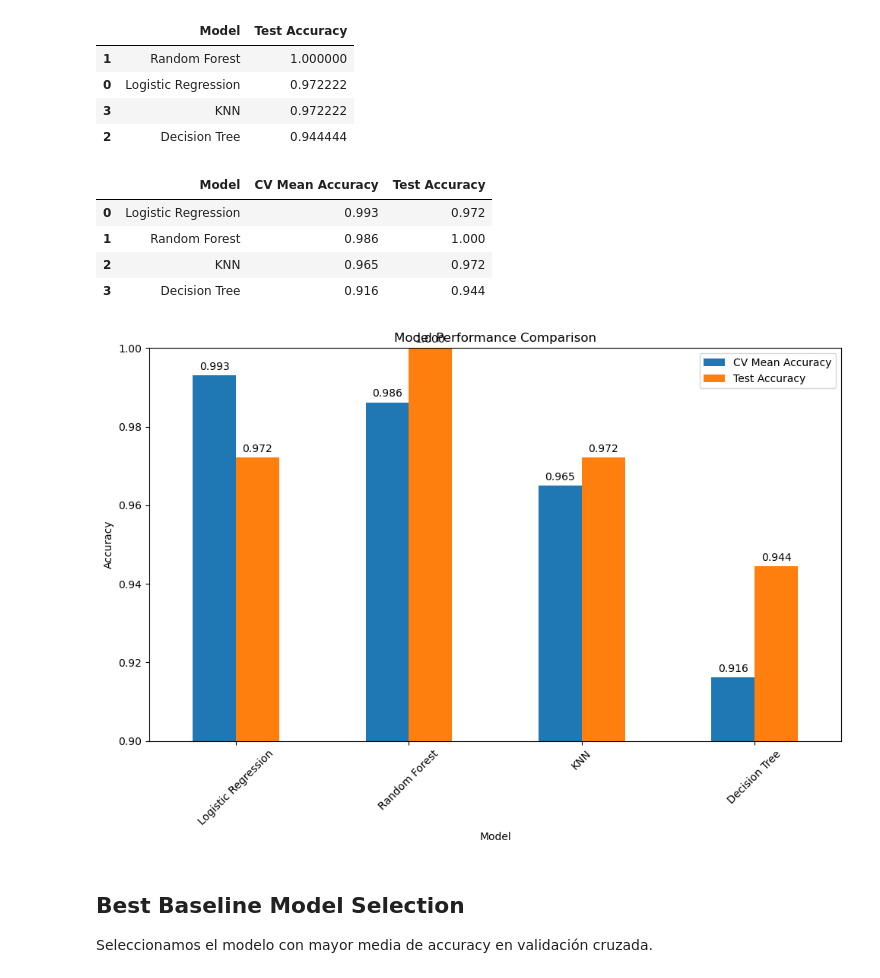
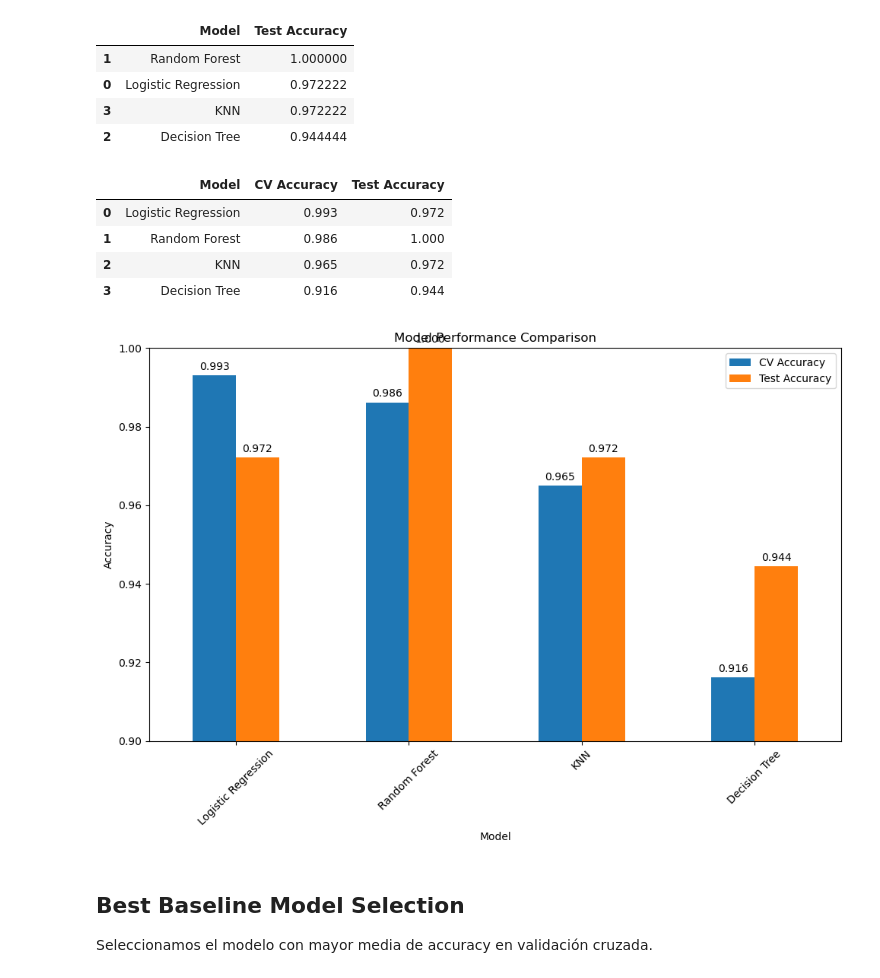
Before and after one commit to LautaroDA2205/Wine-ML, a Jupyter notebook: notebooks/03_Model_Validation_Tuning.ipynb, the cells around one changed output. Saved outputs shown, nothing was run; the diff lists cells and outputs as text; code cells hidden in the pictures.

```diff
--- a/notebooks/03_Model_Validation_Tuning.ipynb
+++ b/notebooks/03_Model_Validation_Tuning.ipynb
@@ -36,9 +36,9 @@ import matplotlib.pyplot as plt
 
 Cargamos el dataset de vinos y definimos correctamente los nombres de las columnas para facilitar el análisis.
 # %%
-df = pd.read_csv("../data/wine.data", header=None)
+df_wine = pd.read_csv("../data/wine.data", header=None)
 
-df.columns = [
+df_wine.columns = [
     "class", "alcohol", "malic_acid", "ash",
     "alcalinity_of_ash", "magnesium",
     "total_phenols", "flavanoids",
@@ -47,7 +47,7 @@ df.columns = [
     "od280_od315", "proline"
 ]
 
-df.head()
+df_wine.head()
 # %% [output]
 |  | class | alcohol | malic_acid | ash | alcalinity_of_ash | magnesium | total_phenols | flavanoids | ... |
 | 0 | 1 | 14.23 | 1.71 | 2.43 | 15.6 | 127 | 2.80 | 3.06 | ... |
@@ -67,8 +79,8 @@ plt.show()
 Separamos las variables predictoras (X) y la variable objetivo (y).
 Utilizamos stratify para mantener la proporción de clases.
 # %%
-X = df.drop("class", axis=1)
-y = df["class"]
+X = df_wine.drop("class", axis=1)
+y = df_wine["class"]
 
 X_train, X_test, y_train, y_test = train_test_split(
     X, y, test_size=0.2, random_state=42, stratify=y
@@ -99,11 +111,11 @@ for name, model in models.items():
 
     results.append({
         "Model": name,
-        "CV Mean Accuracy": scores.mean()
+        "CV Accuracy": scores.mean()
     })
 
 results_df = pd.DataFrame(results).sort_values(
-    by="CV Mean Accuracy", ascending=False
+    by="CV Accuracy", ascending=False
 )
 
 results_df
@@ -159,43 +171,43 @@ final_comparison = results_df.merge(
 )
 
 final_comparison = final_comparison.sort_values(
-    by="CV Mean Accuracy",
+    by="CV Accuracy",
     ascending=False
 )
 
 final_comparison.style.format({
-    "CV Mean Accuracy": "{:.3f}",
+    "CV Accuracy": "{:.3f}",
     "CV Std": "{:.3f}",
     "Test Accuracy": "{:.3f}"
 })
 # %% [output]
-|  | Model | CV Mean Accuracy | Test Accuracy |
+|  | Model | CV Accuracy | Test Accuracy |
 | 0 | Logistic Regression | 0.993 | 0.972 |
 | 1 | Random Forest | 0.986 | 1.000 |
 | 2 | KNN | 0.965 | 0.972 |
 | 3 | Decision Tree | 0.916 | 0.944 |
 # %%
-ax = final_comparison.set_index("Model")[["CV Mean Accuracy", "Test Accuracy"]].plot(
+ax = final_comparison.set_index("Model")[["CV Accuracy", "Test Accuracy"]].plot(
     kind="bar",
     figsize=(10,7)
 )
 
 plt.title("Model Performance Comparison")
 plt.ylabel("Accuracy")
 plt.xticks(rotation=45)
 
 # Ajuste de escala
 plt.ylim(0.9, 1.0)
 plt.yticks(np.arange(0.9, 1.01, 0.02))
 
 # 🔥 Etiquetas encima de las barras
 for container in ax.containers:
     ax.bar_label(container, fmt="%.3f", padding=3)
 
 plt.tight_layout()
 plt.show()
 # %% [output]
-[figure, old version]
+[figure, new version]
 # %% [markdown]
 ## Best Baseline Model Selection
 
```
Also changed, not shown: parts of 9 cells of this notebook, 1 other file.
